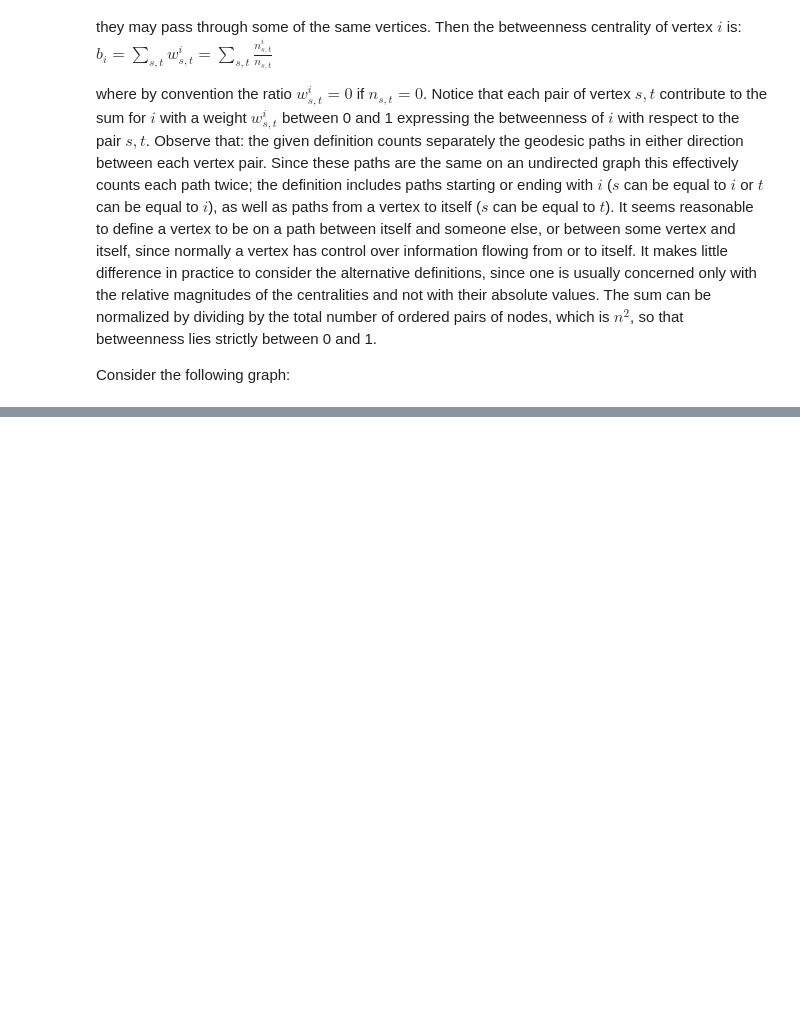
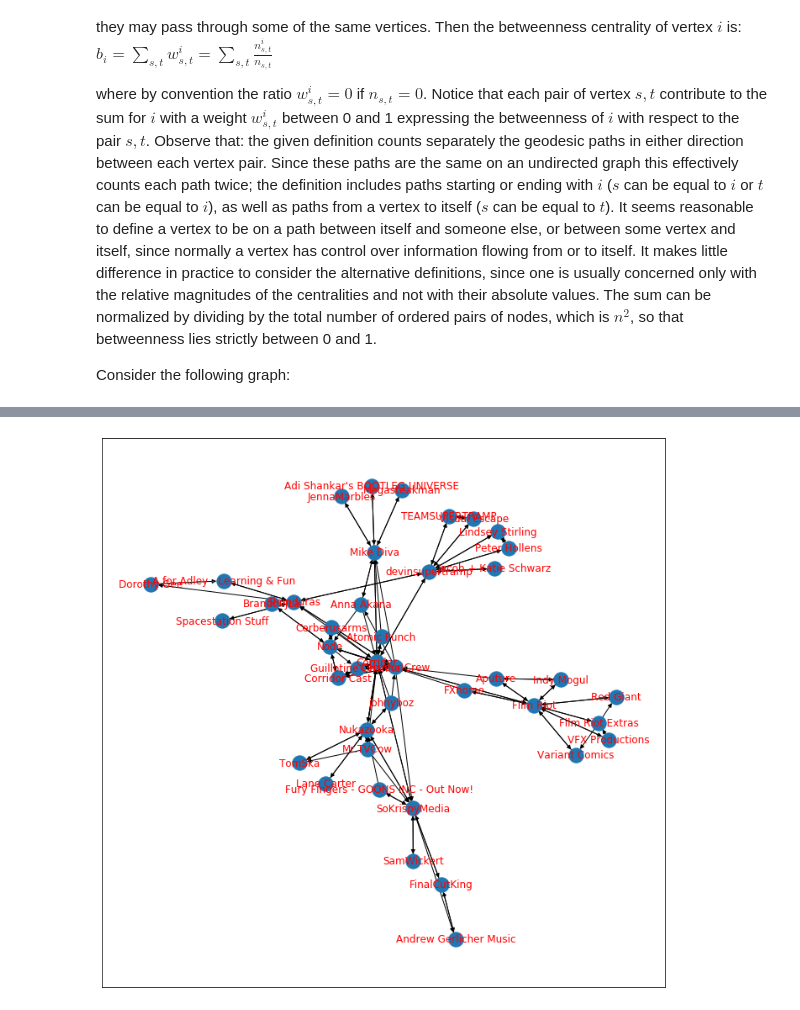
Before and after one commit to DanOvad/youtube-channel-analysis, a Jupyter notebook: youtube_data.ipynb, the cells around one changed output, grey strips where cells are left out. Cells and saved outputs as stored; diff of their text form; code cells hidden in the pictures; blank space fills up the shorter version.

```diff
--- a/youtube_data.ipynb
+++ b/youtube_data.ipynb
@@ -177,3 +182,5 @@ DF[['title','id','subscriberCount','viewCount','featuredChannelsCount', 'page_ra
 | 9 | Film Riot | UC6P24bhhCmMPOcujA9PKPTA | 1670000 | 191530960 | 13 | 1.663137e-02 | 0.076642 | ... |
 | 23 | Mike Diva | UC6Je0KLSDuKLfKs1lEBzKrQ | 650000 | 142736100 | 7 | 9.865906e-03 | 0.045655 | ... |
 | 22 | SoKrispyMedia | UCKo61AAaRD00ibCWJZ321MQ | 1130000 | 315544020 | 10 | 1.174942e-02 | 0.055512 | ... |
+# %%
+scc_list = [scc for scc in nx.strongly_connected_components(G)]
@@ -179,0 +189,6 @@ DF[['title','id','subscriberCount','viewCount','featuredChannelsCount', 'page_ra
+# %%
+H = G.subgraph(list(scc_list[42]))
+# %%
+network_graphs.graph_nx_graph(H)
+# %% [output]
+[figure, added]
```
Also changed, not shown: parts of 9 cells of this notebook, 1 other file.
